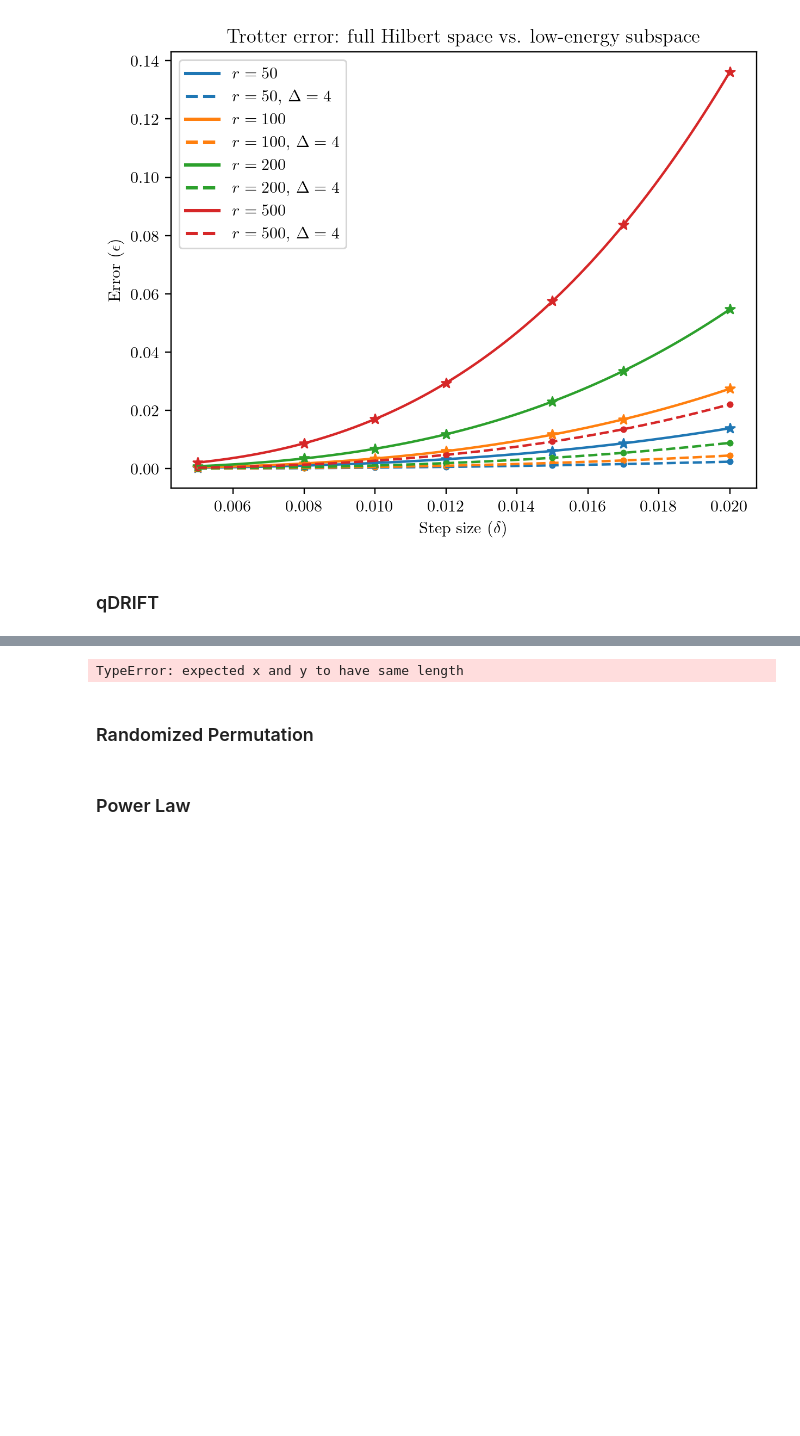
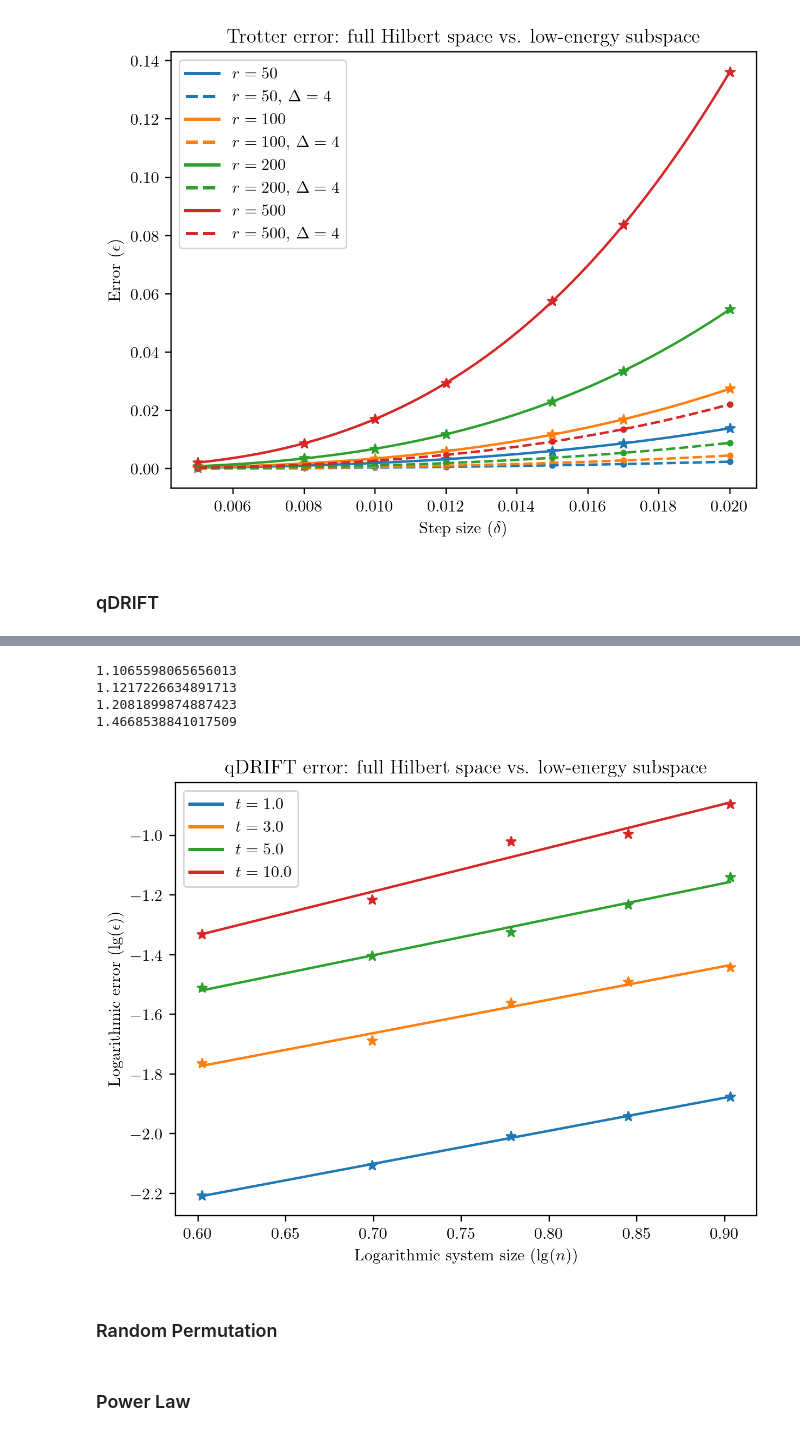
Before and after one commit to Qubit-Fernand/Digital-Quantum-Simulation, a Jupyter notebook: Figure/Plotting.ipynb, the cells around one changed output, grey strips where cells are left out. Saved outputs shown, nothing was run; the diff lists cells and outputs as text; code cells hidden in the pictures; blank space fills up the shorter version.

```diff
--- a/Figure/Plotting.ipynb
+++ b/Figure/Plotting.ipynb
@@ -188,26 +188,36 @@ fig.savefig('qDRIFT-1x7.pdf', dpi=600, format='pdf')
 # qDRIFT Error on Heisenberg Model: n-dependence, fix r = 1000000
 Delta = 4
 index = 5 # 1000000
-n_4 = '../qDRIFT/norm_1x4_8.mat'
-n_5 = '../qDRIFT/norm_1x5_10.mat'
-n_6 = '../qDRIFT/norm_1x6_12.mat'
-n_7 = '../qDRIFT/norm_1x7_14.mat'
-n_8 = '../qDRIFT/norm_1x8_16.mat'
-n_9 = '../qDRIFT/norm_1x8_16.mat'
+n_4 = '../qDRIFT/norm_1x4_6.mat'
+n_5 = '../qDRIFT/norm_1x5_8.mat'
+n_6 = '../qDRIFT/norm_1x6_10.mat'
+n_7 = '../qDRIFT/norm_1x7_12.mat'
+n_8 = '../qDRIFT/norm_1x8_14.mat'
+n_9 = '../qDRIFT/norm_1x8_14.mat'
 
-t_1 = np.array([(loadmat(n_4)['t_1'].flatten())[index], (loadmat(n_5)['t_1'].flatten())[index], (loadmat(n_6)['t_1'].flatten())[index], (loadmat(n_7)['t_1'].flatten())[index], (loadmat(n_8)['t_1'].flatten())[index]]) # , (loadmat(n_9)['t_1'].flatten())[index]])
-t_1_Delta = np.array([(loadmat(n_4)['t_1_Delta'].flatten())[index], (loadmat(n_5)['t_1_Delta'].flatten())[index], (loadmat(n_6)['t_1_Delta'].flatten())[index], (loadmat(n_7)['t_1_Delta'].flatten())[index], (loadmat(n_8)['t_1_Delta'].flatten())[index]]) #, (loadmat(n_9)['t_1_Delta'].flatten())[index]])
-t_3 = np.array([(loadmat(n_4)['t_3'].flatten())[index], (loadmat(n_5)['t_3'].flatten())[index], (loadmat(n_6)['t_3'].flatten())[index], (loadmat(n_7)['t_3'].flatten())[index], (loadmat(n_8)['t_3'].flatten())[index]]) #, (loadmat(n_9)['t_3'].flatten())[index]])
-t_3_Delta = np.array([(loadmat(n_4)['t_3_Delta'].flatten())[index], (loadmat(n_5)['t_3_Delta'].flatten())[index], (loadmat(n_6)['t_3_Delta'].flatten())[index], (loadmat(n_7)['t_3_Delta'].flatten())[index], (loadmat(n_8)['t_3_Delta'].flatten())[index]]) #, (loadmat(n_9)['t_3_Delta'].flatten())[index]])
-t_5 = np.array([(loadmat(n_4)['t_5'].flatten())[index], (loadmat(n_5)['t_5'].flatten())[index], (loadmat(n_6)['t_5'].flatten())[index], (loadmat(n_7)['t_5'].flatten())[index], (loadmat(n_8)['t_5'].flatten())[index]]) #, (loadmat(n_9)['t_5'].flatten())[index]])
-t_5_Delta = np.array([(loadmat(n_4)['t_5_Delta'].flatten())[index], (loadmat(n_5)['t_5_Delta'].flatten())[index], (loadmat(n_6)['t_5_Delta'].flatten())[index], (loadmat(n_7)['t_5_Delta'].flatten())[index], (loadmat(n_8)['t_5_Delta'].flatten())[index]]) #, (loadmat(n_9)['t_5_Delta'].flatten())[index]])
-t_10 = np.array([(loadmat(n_4)['t_10'].flatten())[index], (loadmat(n_5)['t_10'].flatten())[index], (loadmat(n_6)['t_10'].flatten())[index], (loadmat(n_7)['t_10'].flatten())[index], (loadmat(n_8)['t_10'].flatten())[index]]) #, (loadmat(n_9)['t_10'].flatten())[index]])
-t_10_Delta = np.array([(loadmat(n_4)['t_10_Delta'].flatten())[index], (loadmat(n_5)['t_10_Delta'].flatten())[index], (loadmat(n_6)['t_10_Delta'].flatten())[index], (loadmat(n_7)['t_10_Delta'].flatten())[index], (loadmat(n_8)['t_10_Delta'].flatten())[index]]) #, (loadmat(n_9)['t_10_Delta'].flatten())[index]])
+t_1 = np.array([(loadmat(n_4)['t_1'].flatten())[index], (loadmat(n_5)['t_1'].flatten())[index], (loadmat(n_6)['t_1'].flatten())[index], (loadmat(n_7)['t_1'].flatten())[index], (loadmat(n_8)['t_1'].flatten())[index]]) #(loadmat(n_9)['t_1'].flatten())[index]])
+t_1_Delta = np.array([(loadmat(n_4)['t_1_Delta'].flatten())[index], (loadmat(n_5)['t_1_Delta'].flatten())[index], (loadmat(n_6)['t_1_Delta'].flatten())[index], (loadmat(n_7)['t_1_Delta'].flatten())[index], (loadmat(n_8)['t_1_Delta'].flatten())[index]]) #(loadmat(n_9)['t_1_Delta'].flatten())[index]])
+t_3 = np.array([(loadmat(n_4)['t_3'].flatten())[index], (loadmat(n_5)['t_3'].flatten())[index], (loadmat(n_6)['t_3'].flatten())[index], (loadmat(n_7)['t_3'].flatten())[index], (loadmat(n_8)['t_3'].flatten())[index]]) #(loadmat(n_9)['t_3'].flatten())[index]])
+t_3_Delta = np.array([(loadmat(n_4)['t_3_Delta'].flatten())[index], (loadmat(n_5)['t_3_Delta'].flatten())[index], (loadmat(n_6)['t_3_Delta'].flatten())[index], (loadmat(n_7)['t_3_Delta'].flatten())[index], (loadmat(n_8)['t_3_Delta'].flatten())[index]]) #(loadmat(n_9)['t_3_Delta'].flatten())[index]])
+t_5 = np.array([(loadmat(n_4)['t_5'].flatten())[index], (loadmat(n_5)['t_5'].flatten())[index], (loadmat(n_6)['t_5'].flatten())[index], (loadmat(n_7)['t_5'].flatten())[index], (loadmat(n_8)['t_5'].flatten())[index]]) #(loadmat(n_9)['t_5'].flatten())[index]])
+t_5_Delta = np.array([(loadmat(n_4)['t_5_Delta'].flatten())[index], (loadmat(n_5)['t_5_Delta'].flatten())[index], (loadmat(n_6)['t_5_Delta'].flatten())[index], (loadmat(n_7)['t_5_Delta'].flatten())[index], (loadmat(n_8)['t_5_Delta'].flatten())[index]]) #(loadmat(n_9)['t_5_Delta'].flatten())[index]])
+t_10 = np.array([(loadmat(n_4)['t_10'].flatten())[index], (loadmat(n_5)['t_10'].flatten())[index], (loadmat(n_6)['t_10'].flatten())[index], (loadmat(n_7)['t_10'].flatten())[index], (loadmat(n_8)['t_10'].flatten())[index]]) #(loadmat(n_9)['t_10'].flatten())[index]])
+t_10_Delta = np.array([(loadmat(n_4)['t_10_Delta'].flatten())[index], (loadmat(n_5)['t_10_Delta'].flatten())[index], (loadmat(n_6)['t_10_Delta'].flatten())[index], (loadmat(n_7)['t_10_Delta'].flatten())[index], (loadmat(n_8)['t_10_Delta'].flatten())[index]]) #(loadmat(n_9)['t_10_Delta'].flatten())[index]])
+
+t_1 = np.log(t_1)/np.log(10)
+t_1_Delta = np.log(t_1_Delta)/np.log(10)
+t_3 = np.log(t_3)/np.log(10)
+t_3_Delta = np.log(t_3_Delta)/np.log(10)
+t_5 = np.log(t_5)/np.log(10)
+t_5_Delta = np.log(t_5_Delta)/np.log(10)
+t_10 = np.log(t_10)/np.log(10)
+t_10_Delta = np.log(t_10_Delta)/np.log(10)
 
 step_number = np.array([4, 5, 6, 7, 8])
+step_number = np.log(step_number)/np.log(10)
 step_number_new = np.linspace(min(step_number), max(step_number), 100)
 
-k = 3 # 多项式拟合
+k = 1
 coefficients_t_1 = np.polyfit(step_number, t_1, k)
 poly_t_1 = np.poly1d(coefficients_t_1)
 coefficients_t_1_Delta = np.polyfit(step_number, t_1_Delta, k)
@@ -223,44 +233,57 @@ poly_t_5 = np.poly1d(coefficients_t_5)
 coefficients_t_5_Delta = np.polyfit(step_number, t_5_Delta, k)
 poly_t_5_Delta = np.poly1d(coefficients_t_5_Delta)
 
 coefficients_t_10 = np.polyfit(step_number, t_10, k)
 poly_t_10 = np.poly1d(coefficients_t_10)
 coefficients_t_10_Delta = np.polyfit(step_number, t_10_Delta, k)
 poly_t_10_Delta = np.poly1d(coefficients_t_10_Delta)
 
 fig, ax = plt.subplots(dpi=217)
 ax.set_title('qDRIFT error: full Hilbert space vs. low-energy subspace')
-ax.set_xlabel('System size ($n$)')
-ax.set_ylabel('Error ($\epsilon$)')
+ax.set_xlabel('Logarithmic system size ($\lg(n)$)')
+ax.set_ylabel('Logarithmic error ($\lg(\epsilon)$)')
 
 ax.scatter(step_number, t_1, marker = '*', color = '#1f77b4')
 ax.plot(step_number_new, poly_t_1(step_number_new), color = '#1f77b4', linestyle = '-', label='$t=1.0$')
 
-ax.scatter(step_number, t_1_Delta, marker ='.', color = '#1f77b4')
-ax.plot(step_number_new, poly_t_1_Delta(step_number_new), color = '#1f77b4', linestyle = '--', label='$t=1.0$, $\Delta = {Delta}$'.format(Delta = Delta))
+# ax.scatter(step_number, t_1_Delta, marker ='.', color = '#1f77b4')
+# ax.plot(step_number_new, poly_t_1_Delta(step_number_new), color = '#1f77b4', linestyle = '--', label='$t=1.0$, $\Delta = {Delta}$'.format(Delta = Delta))
 
 ax.scatter(step_number, t_3, marker = '*', color = '#ff7f0e')
 ax.plot(step_number_new, poly_t_3(step_number_new), color = '#ff7f0e', linestyle = '-', label='$t=3.0$')
 
-ax.scatter(step_number, t_3_Delta, marker ='.', color = '#ff7f0e')
-ax.plot(step_number_new, poly_t_3_Delta(step_number_new), color = '#ff7f0e', linestyle = '--', label='$t=3.0$, $\Delta = {Delta}$'.format(Delta = Delta))
+# ax.scatter(step_number, t_3_Delta, marker ='.', color = '#ff7f0e')
+# ax.plot(step_number_new, poly_t_3_Delta(step_number_new), color = '#ff7f0e', linestyle = '--', label='$t=3.0$, $\Delta = {Delta}$'.format(Delta = Delta))
 
 ax.scatter(step_number, t_5, marker = '*', color = '#2ca02c')
 ax.plot(step_number_new, poly_t_5(step_number_new), color = '#2ca02c', linestyle = '-', label='$t=5.0$')
 
-ax.scatter(step_number, t_5_Delta, marker ='.', color = '#2ca02c')
-ax.plot(step_number_new, poly_t_5_Delta(step_number_new), color = '#2ca02c', linestyle = '--', label='$t=5.0$, $\Delta = {Delta}$'.format(Delta = Delta))
+# ax.scatter(step_number, t_5_Delta, marker ='.', color = '#2ca02c')
+# ax.plot(step_number_new, poly_t_5_Delta(step_number_new), color = '#2ca02c', linestyle = '--', label='$t=5.0$, $\Delta = {Delta}$'.format(Delta = Delta))
 
 ax.scatter(step_number, t_10, marker = '*', color = '#d62728')
 ax.plot(step_number_new, poly_t_10(step_number_new), color = '#d62728', linestyle = '-', label='$t=10.0$')
 
-ax.scatter(step_number, t_10_Delta, marker ='.', color = '#d62728')
-ax.plot(step_number_new, poly_t_10_Delta(step_number_new), color = '#d62728', linestyle = '--', label='$t=10.0$, $\Delta = {Delta}$'.format(Delta = Delta))
+# ax.scatter(step_number, t_10_Delta, marker ='.', color = '#d62728')
+# ax.plot(step_number_new, poly_t_10_Delta(step_number_new), color = '#d62728', linestyle = '--', label='$t=10.0$, $\Delta = {Delta}$'.format(Delta = Delta))
 ax.legend(handler_map={plt.Line2D: ColorLineStyleHandler()})
 
+print(poly_t_1[1])
+# print(poly_t_1_Delta[1])
+print(poly_t_3[1])
+# print(poly_t_3_Delta[1])
+print(poly_t_5[1])
+# print(poly_t_5_Delta[1])
+print(poly_t_10[1])
+# print(poly_t_10_Delta[1])
+
 fig.savefig('qDRIFT-n.pdf', dpi=600, format='pdf')
 # %% [output]
-TypeError: expected x and y to have same length
+1.1065598065656013
+1.1217226634891713
+1.2081899874887423
+1.4668538841017509
+[figure, added]
 # %% [markdown]
-### Randomized Permutation
+### Random Permutation
 # %%
```
Also changed, not shown: parts of 4 cells of this notebook, 13 other files.
